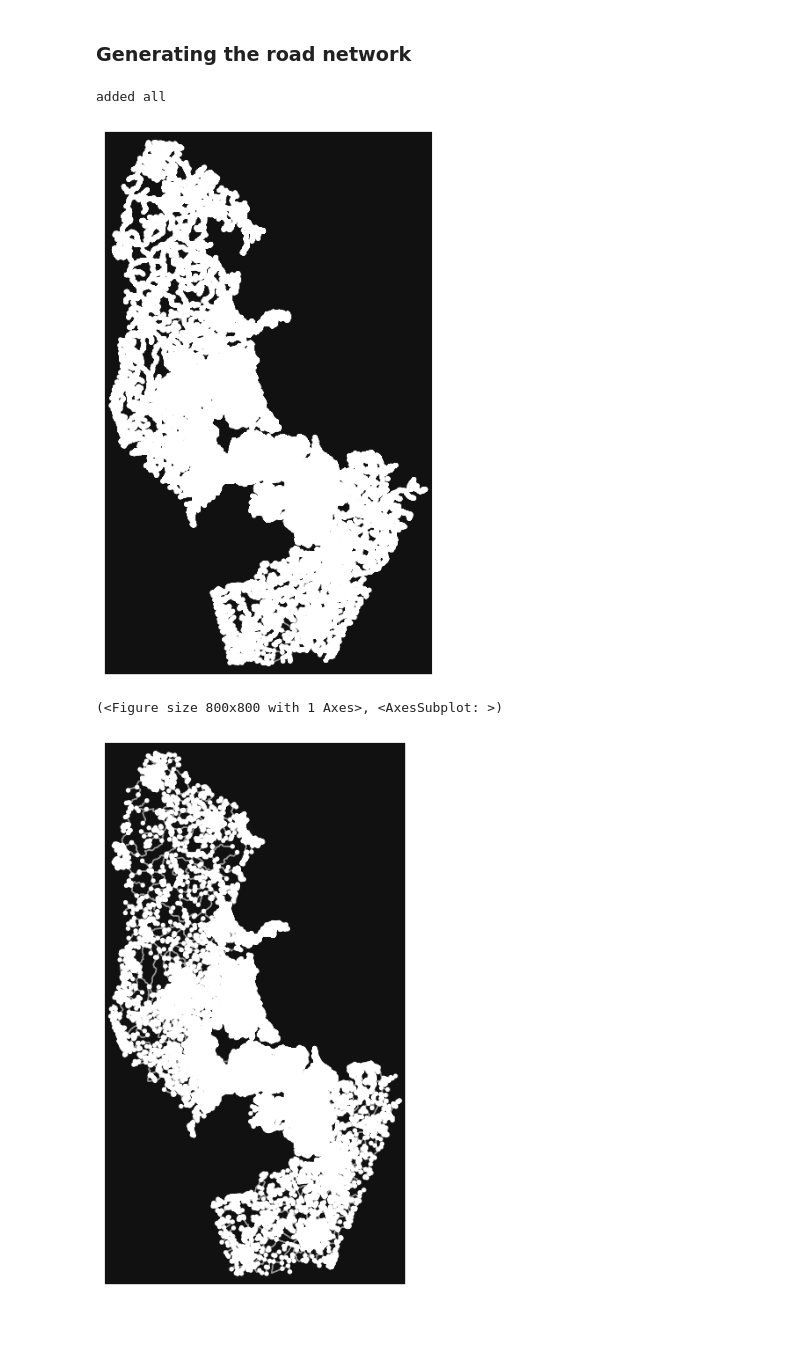
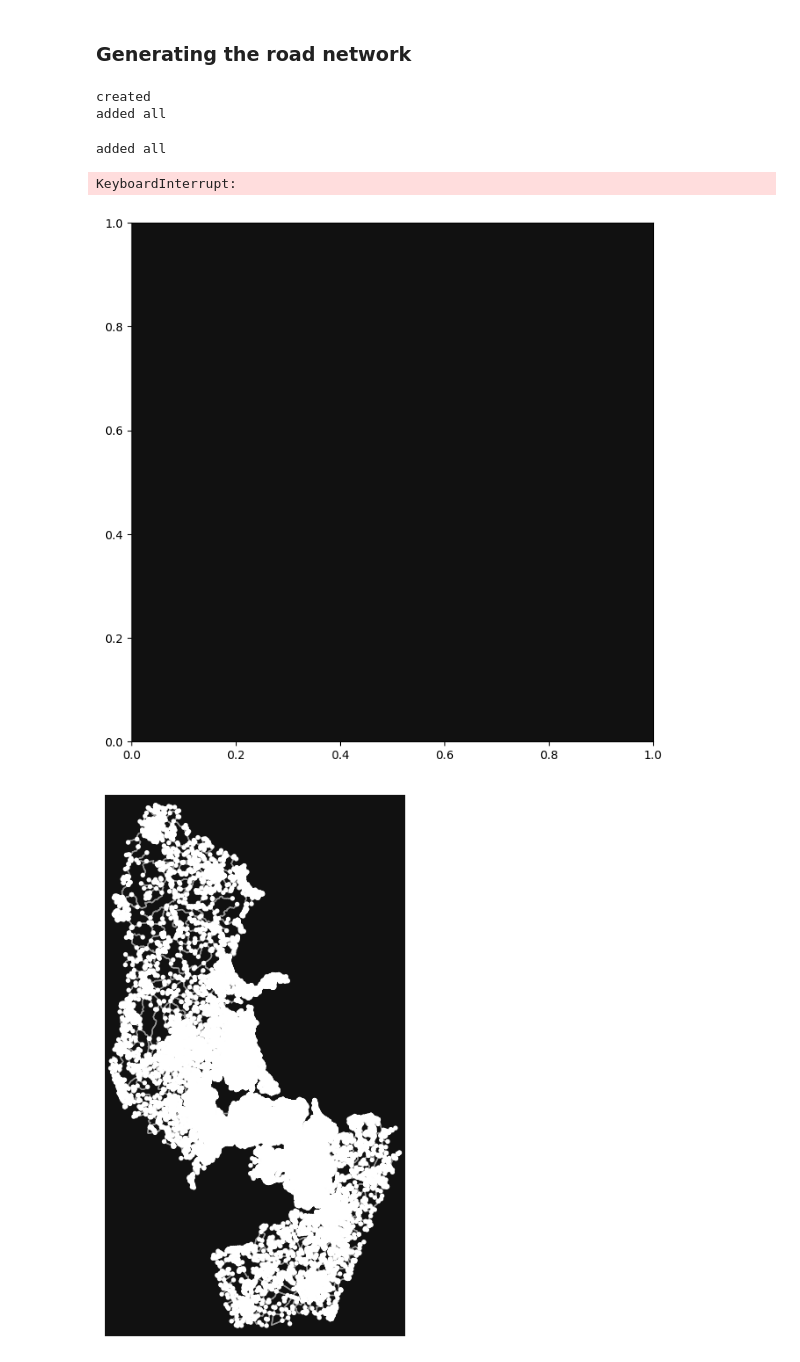
Before and after one commit to jankomag/uli-nz, a Jupyter notebook: network_generation.ipynb, the cells around one changed output. Saved outputs shown, nothing was run; the diff lists cells and outputs as text; code cells hidden in the pictures; blank space fills up the shorter version.

Commit message:
data pereparation progress

```diff
--- a/network_generation.ipynb
+++ b/network_generation.ipynb
@@ -21,22 +21,36 @@ auckland_path = "data/geographic/territorial/auckland_polygon_diy.gpkg"
 auckland = gpd.read_file(auckland_path)
 auckland = auckland.to_crs(crs=4326)
 polygon = auckland.iloc[0]['geometry']
+# %%
+waiheke_path = "data/geographic/territorial/waiheke_polygon.gpkg"
+waiheke = gpd.read_file(waiheke_path)
+waiheke = waiheke.to_crs(crs=4326)
+polygonwaiheke = waiheke.iloc[0]['geometry']
 # %% [markdown]
 ### Generating the road network
 # %%
-Gwalk = ox.graph.graph_from_polygon(polygon, network_type="walk", simplify = False)
+Gbike = ox.graph.graph_from_polygon(polygon, network_type="bike", simplify = False)
+# %%
+Gwalk_waiheke = ox.graph.graph_from_polygon(polygonwaiheke, network_type="walk", simplify = False)
+print("created")
+Gwalk_waiheke = ox.add_edge_speeds(Gwalk_waiheke)
+Gwalk_waiheke = ox.add_edge_travel_times(Gwalk_waiheke)
+print("added all")
+# %% [output]
+created
+added all
 # %%
 # Add speed and travel time
-Gwalk = ox.add_edge_speeds(Gwalk)
-Gwalk = ox.add_edge_travel_times(Gwalk)
+Gbike = ox.add_edge_speeds(Gwalk)
+Gbike = ox.add_edge_travel_times(Gwalk)
 print("added all")
 # %% [output]
 added all
 # %%
-ox.plot.plot_graph(Gwalk)
+ox.plot.plot_graph(Auckland_waiheke_walk)
 # %% [output]
+KeyboardInterrupt:
-[figure, old version]
+[figure, new version]
-(<Figure size 800x800 with 1 Axes>, <AxesSubplot: >)
 # %%
 ox.plot.plot_graph(G)
 # %% [output]
```
Also changed, not shown: parts of 3 cells of this notebook, 1 other file.
